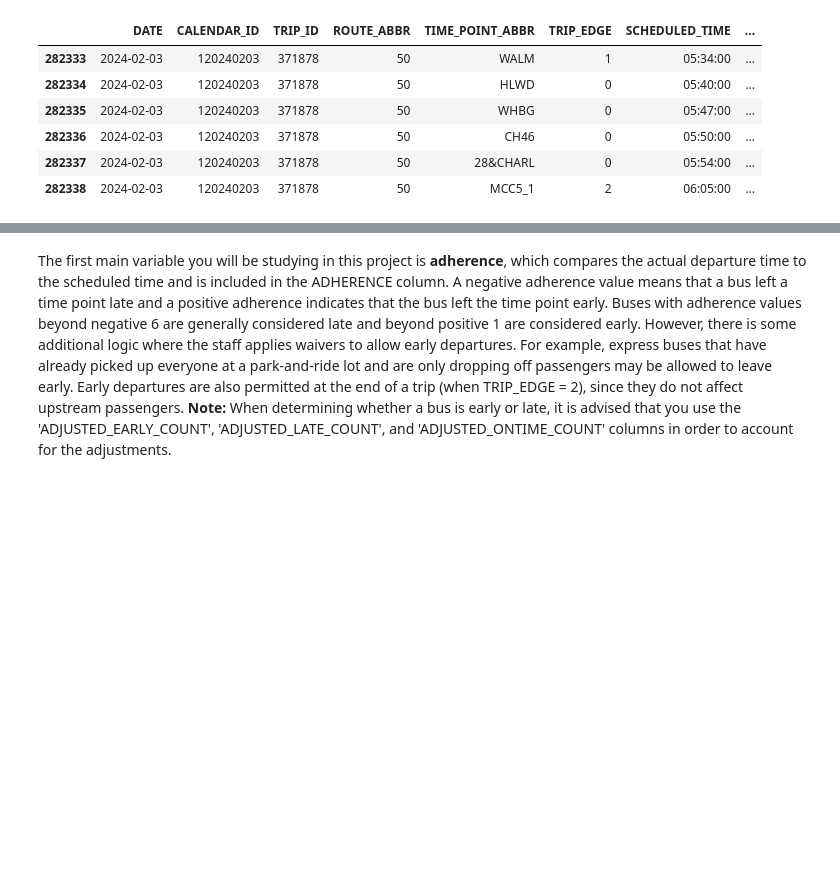
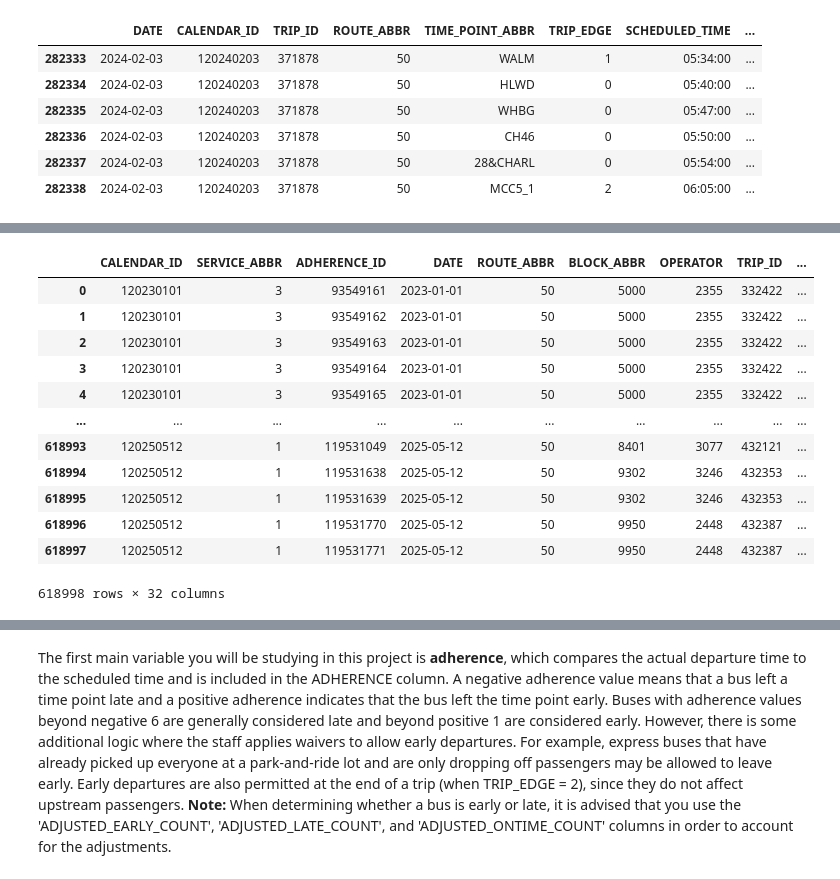
Before and after one commit to NSS-Data-Analytics-Cohort-14/wego-partnerproject-da14-v2-seanfahey1127, a Jupyter notebook: notebooks/WeGo_Project_Sfahey.ipynb, the cells around one changed output, grey strips where cells are left out. Cells and saved outputs as stored; diff of their text form; code cells hidden in the pictures; blank space fills up the shorter version.

```diff
--- a/notebooks/WeGo_Project_Sfahey.ipynb
+++ b/notebooks/WeGo_Project_Sfahey.ipynb
@@ -55,0 +73,17 @@ wego.head()
+# %%
+wego['IS_HOLIDAY'] = wego['DATE'].isin(holidays)
+wego
+# %% [output]
+|  | CALENDAR_ID | SERVICE_ABBR | ADHERENCE_ID | DATE | ROUTE_ABBR | BLOCK_ABBR | OPERATOR | TRIP_ID | ... |
+| 0 | 120230101 | 3 | 93549161 | 2023-01-01 | 50 | 5000 | 2355 | 332422 | ... |
+| 1 | 120230101 | 3 | 93549162 | 2023-01-01 | 50 | 5000 | 2355 | 332422 | ... |
+| 2 | 120230101 | 3 | 93549163 | 2023-01-01 | 50 | 5000 | 2355 | 332422 | ... |
+| 3 | 120230101 | 3 | 93549164 | 2023-01-01 | 50 | 5000 | 2355 | 332422 | ... |
+| 4 | 120230101 | 3 | 93549165 | 2023-01-01 | 50 | 5000 | 2355 | 332422 | ... |
+| ... | ... | ... | ... | ... | ... | ... | ... | ... | ... |
+| 618993 | 120250512 | 1 | 119531049 | 2025-05-12 | 50 | 8401 | 3077 | 432121 | ... |
+| 618994 | 120250512 | 1 | 119531638 | 2025-05-12 | 50 | 9302 | 3246 | 432353 | ... |
+| 618995 | 120250512 | 1 | 119531639 | 2025-05-12 | 50 | 9302 | 3246 | 432353 | ... |
+| 618996 | 120250512 | 1 | 119531770 | 2025-05-12 | 50 | 9950 | 2448 | 432387 | ... |
+| 618997 | 120250512 | 1 | 119531771 | 2025-05-12 | 50 | 9950 | 2448 | 432387 | ... |
+618998 rows × 32 columns
```
Also changed, not shown: parts of 17 cells of this notebook.
